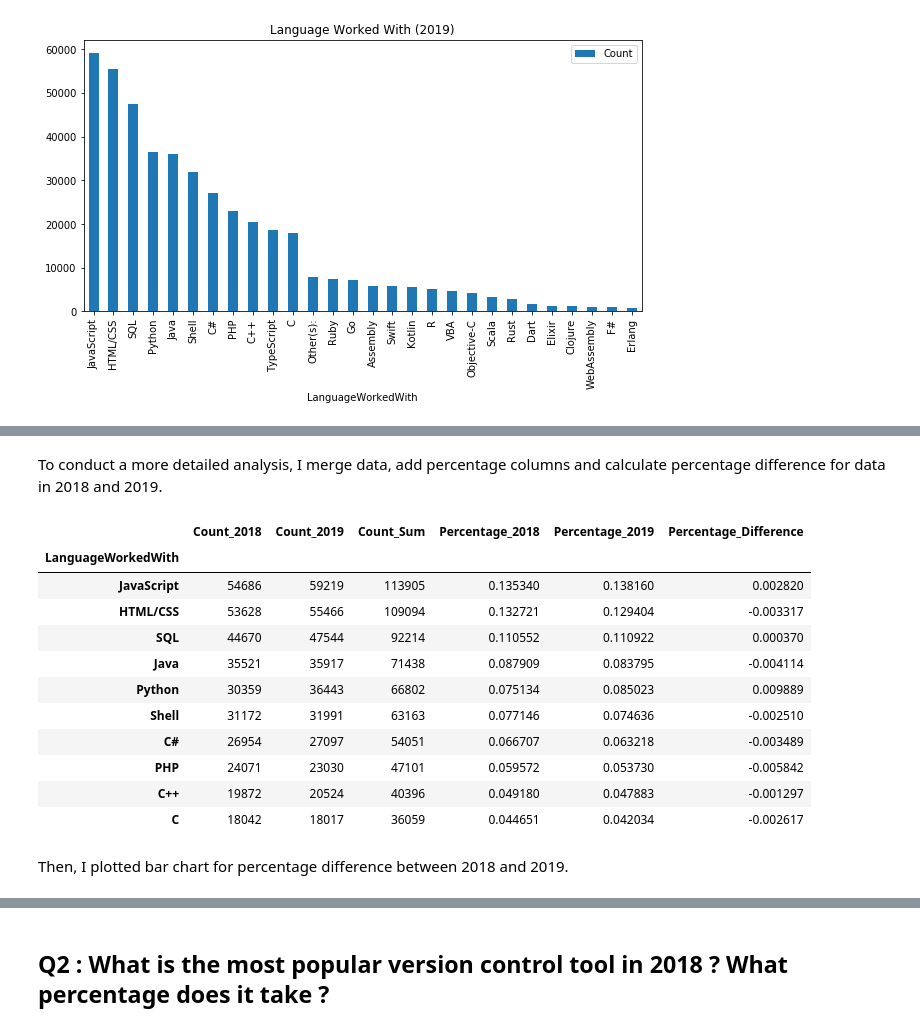
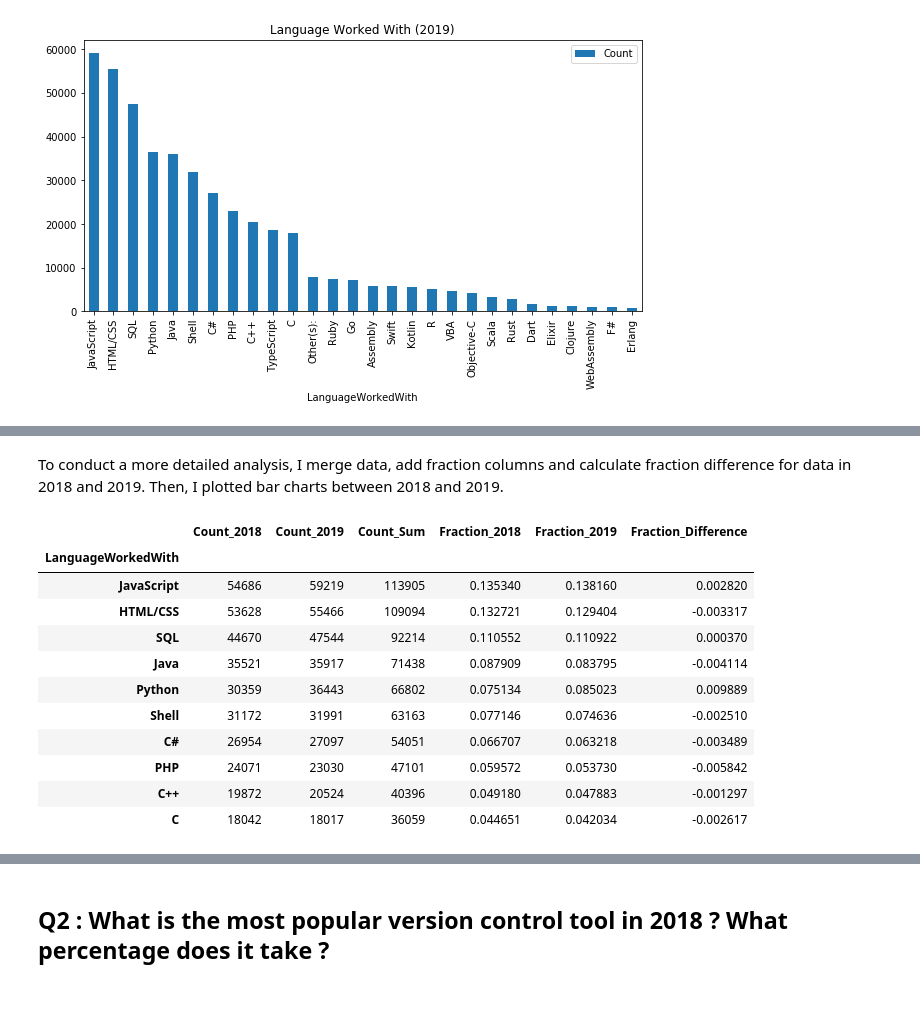
Before and after one commit to raymonduchen/DSND-P1-Write-A-Data-Science-Blog-Post, a Jupyter notebook: write_a_data_science_blog_post.ipynb, the cells around one changed output, grey strips where cells are left out. Saved outputs shown, nothing was run; the diff lists cells and outputs as text; code cells hidden in the pictures; blank space fills up the shorter version.

```diff
--- a/write_a_data_science_blog_post.ipynb
+++ b/write_a_data_science_blog_post.ipynb
@@ -63,18 +64,18 @@ def item_count(df, col, delimiter='; '):
     new_df.columns = [col, 'Count']
     return new_df
 
-def add_perc(df, count_col='Count', perc_col = 'Percentage'):
+def add_frac(df, count_col='Count', frac_col = 'Fraction'):
     '''
-    Add percentage column based on a specific count column
+    Add fraction column based on a specific count column
     INPUT:
     df - the pandas dataframe containing count column
-    count_col - the count column name you want to use for calculating percentage
-    perc_col - the percentage column name you want to add
+    count_col - the count column name you want to use for calculating fraction
+    perc_col - the fraction column name you want to add
 
     OUTPUT:
     df - a dataframe with additional percentage column
     '''
-    df[perc_col] = df[count_col]/df[count_col].sum()
+    df[frac_col] = df[count_col]/df[count_col].sum()
     return df
 # %% [markdown]
 ## Q1 : What are the top 5 popular languages from 2018 to 2019 ?
@@ -223,7 +228,7 @@ And the top 5 popular languages in 2019 are :
 
 The top 3 popular languages remain the same. Also, it can be noted that **Python** replace **Shell** in the top 5 list in 2019.
 # %% [markdown]
-To conduct a more detailed analysis, I merge data, add percentage columns and calculate percentage difference for data in 2018 and 2019.
+To conduct a more detailed analysis, I merge data, add fraction columns and calculate fraction difference for data in 2018 and 2019. Then, I plotted bar charts between 2018 and 2019.
 # %%
 lang_18.rename(columns={"Count": "Count_2018"}, inplace=True)
 lang_19.rename(columns={"Count": "Count_2019"}, inplace=True)
@@ -232,14 +237,14 @@ lang = pd.merge(lang_18, lang_19, on='LanguageWorkedWith')
 # %%
 lang["Count_Sum"] = lang["Count_2018"] + lang["Count_2019"]
 
-lang=add_perc(lang, count_col='Count_2018', perc_col = 'Percentage_2018')
-lang=add_perc(lang, count_col='Count_2019', perc_col = 'Percentage_2019')
-lang["Percentage_Difference"] = lang["Percentage_2019"] - lang["Percentage_2018"]
+lang=add_frac(lang, count_col='Count_2018', frac_col = 'Fraction_2018')
+lang=add_frac(lang, count_col='Count_2019', frac_col = 'Fraction_2019')
+lang["Fraction_Difference"] = lang["Fraction_2019"] - lang["Fraction_2018"]
 
 lang.sort_values('Count_Sum', ascending=False, inplace=True)
 lang.head(10)
 # %% [output]
-|  | Count_2018 | Count_2019 | Count_Sum | Percentage_2018 | Percentage_2019 | Percentage_Difference |
+|  | Count_2018 | Count_2019 | Count_Sum | Fraction_2018 | Fraction_2019 | Fraction_Difference |
 | LanguageWorkedWith |  |  |  |  |  |  |
 | JavaScript | 54686 | 59219 | 113905 | 0.135340 | 0.138160 | 0.002820 |
 | HTML/CSS | 53628 | 55466 | 109094 | 0.132721 | 0.129404 | -0.003317 |
@@ -251,5 +256,3 @@ lang.head(10)
 | PHP | 24071 | 23030 | 47101 | 0.059572 | 0.053730 | -0.005842 |
 | C++ | 19872 | 20524 | 40396 | 0.049180 | 0.047883 | -0.001297 |
 | C | 18042 | 18017 | 36059 | 0.044651 | 0.042034 | -0.002617 |
-# %% [markdown]
-Then, I plotted bar chart for percentage difference between 2018 and 2019.
```
Also changed, not shown: parts of 35 cells of this notebook, 9 other files.
